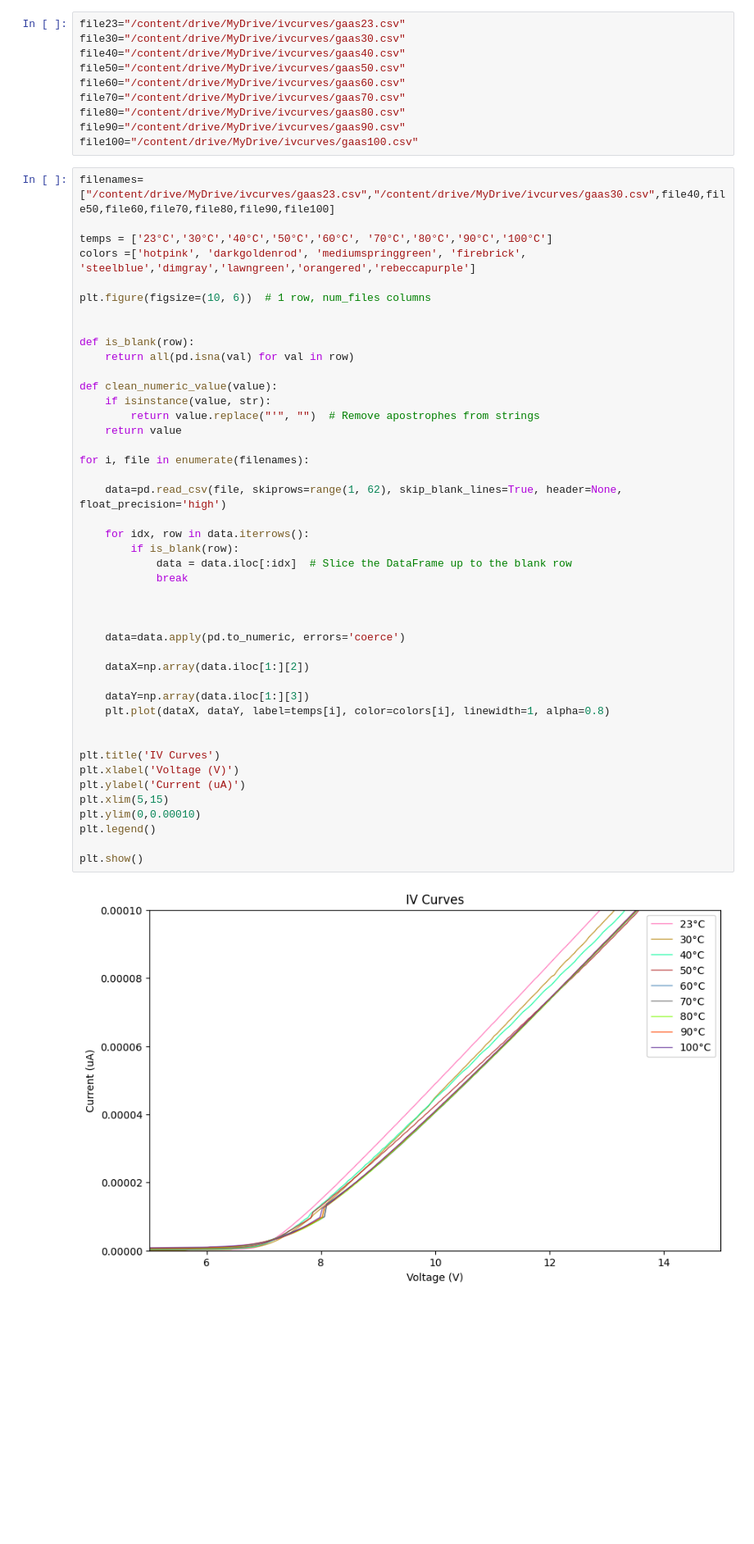
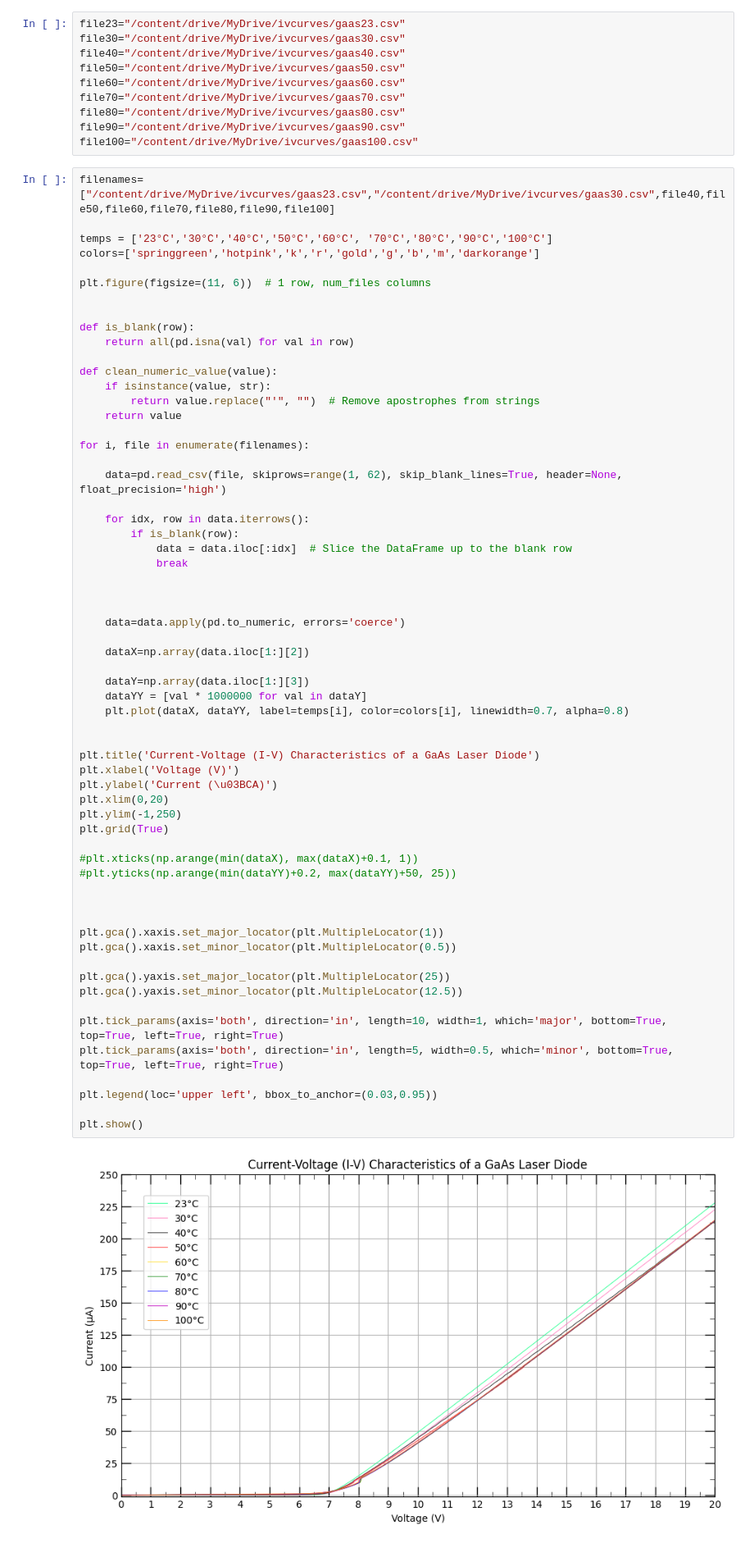
Before and after one commit to slthom04/lasers, a Jupyter notebook: IV_Curves_Temperature.ipynb, the cells around one changed output. Shown at 82% size. Drawn from its saved outputs; the diff is of its cells as text; blank space fills up the shorter version.

```diff
--- a/IV_Curves_Temperature.ipynb
+++ b/IV_Curves_Temperature.ipynb
@@ -26,45 +27,62 @@ file100="/content/drive/MyDrive/ivcurves/gaas100.csv"
 filenames=["/content/drive/MyDrive/ivcurves/gaas23.csv","/content/drive/MyDrive/ivcurves/gaas30.csv",file40,file50,file60,file70,file80,file90,file100]
 
 temps = ['23°C','30°C','40°C','50°C','60°C', '70°C','80°C','90°C','100°C']
-colors =['hotpink', 'darkgoldenrod', 'mediumspringgreen', 'firebrick', 'steelblue','dimgray','lawngreen','orangered','rebeccapurple']
+colors=['springgreen','hotpink','k','r','gold','g','b','m','darkorange']
 
-plt.figure(figsize=(10, 6))  # 1 row, num_files columns
+plt.figure(figsize=(11, 6))  # 1 row, num_files columns
 
 
 def is_blank(row):
     return all(pd.isna(val) for val in row)
 
 def clean_numeric_value(value):
     if isinstance(value, str):
         return value.replace("'", "")  # Remove apostrophes from strings
     return value
 
 for i, file in enumerate(filenames):
 
     data=pd.read_csv(file, skiprows=range(1, 62), skip_blank_lines=True, header=None, float_precision='high')
 
     for idx, row in data.iterrows():
         if is_blank(row):
             data = data.iloc[:idx]  # Slice the DataFrame up to the blank row
             break
 
 
 
     data=data.apply(pd.to_numeric, errors='coerce')
 
     dataX=np.array(data.iloc[1:][2])
 
     dataY=np.array(data.iloc[1:][3])
-    plt.plot(dataX, dataY, label=temps[i], color=colors[i], linewidth=1, alpha=0.8)
+    dataYY = [val * 1000000 for val in dataY]
+    plt.plot(dataX, dataYY, label=temps[i], color=colors[i], linewidth=0.7, alpha=0.8)
 
 
-plt.title('IV Curves')
+plt.title('Current-Voltage (I-V) Characteristics of a GaAs Laser Diode')
 plt.xlabel('Voltage (V)')
-plt.ylabel('Current (uA)')
-plt.xlim(5,15)
-plt.ylim(0,0.00010)
-plt.legend()
+plt.ylabel('Current (\u03BCA)')
+plt.xlim(0,20)
+plt.ylim(-1,250)
+plt.grid(True)
+
+#plt.xticks(np.arange(min(dataX), max(dataX)+0.1, 1))
+#plt.yticks(np.arange(min(dataYY)+0.2, max(dataYY)+50, 25))
+
+
+
+plt.gca().xaxis.set_major_locator(plt.MultipleLocator(1))
+plt.gca().xaxis.set_minor_locator(plt.MultipleLocator(0.5))
+
+plt.gca().yaxis.set_major_locator(plt.MultipleLocator(25))
+plt.gca().yaxis.set_minor_locator(plt.MultipleLocator(12.5))
+
+plt.tick_params(axis='both', direction='in', length=10, width=1, which='major', bottom=True, top=True, left=True, right=True)
+plt.tick_params(axis='both', direction='in', length=5, width=0.5, which='minor', bottom=True, top=True, left=True, right=True)
+
+plt.legend(loc='upper left', bbox_to_anchor=(0.03,0.95))
 
 plt.show()
 # %% [output]
-[figure, old version]
+[figure, new version]
```
Also changed, not shown: parts of 2 cells of this notebook.
